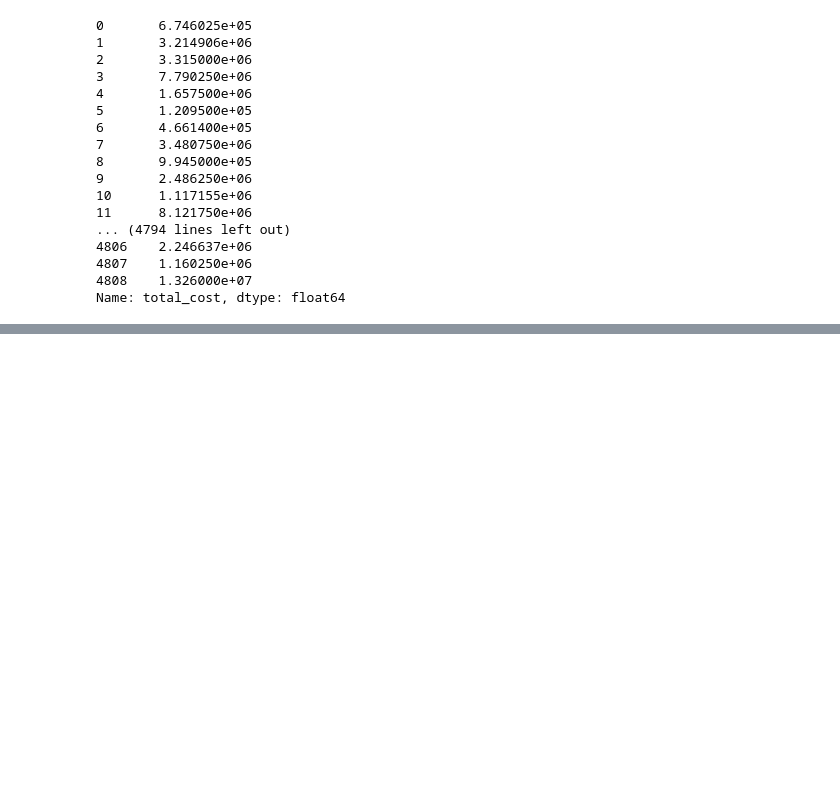
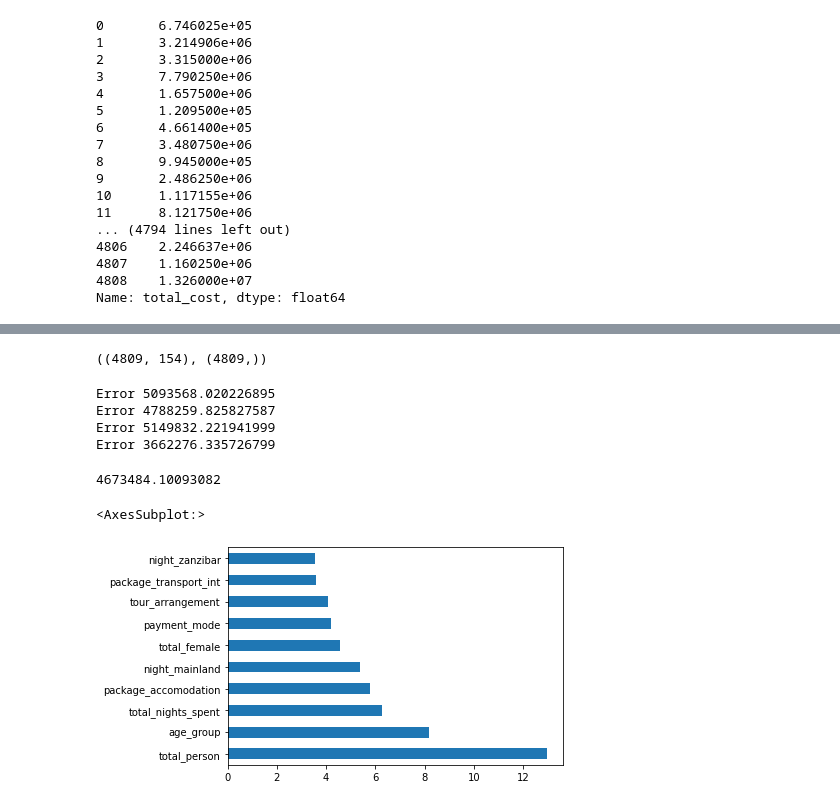
Before and after one commit to innocent-charles/TanzaTour-AI, a Jupyter notebook: Tazatep dataset/TanzaTourAI_version.ipynb, the cells around one changed output, grey strips where cells are left out. Drawn from its saved outputs; the diff is of its cells as text; code cells hidden in the pictures; blank space fills up the shorter version.

Commit message:
Model built

```diff
--- a/Tazatep dataset/TanzaTourAI_version.ipynb
+++ b/Tazatep dataset/TanzaTourAI_version.ipynb
@@ -494,3 +498,35 @@ data.head()
 | 2 | 1 | 0 | 1 | 0 | 0 | 0 | ... |
 | 3 | 1 | 1 | 1 | 1 | 0 | 1 | ... |
 | 4 | 0 | 1 | 0 | 0 | 0 | 0 | ... |
+# %%
+data.shape,target.shape
+# %% [output]
+((4809, 154), (4809,))
+# %%
+error=[]
+kfold=KFold(n_splits=4)
+for train_index,test_index in kfold.split(data,target):
+    x_train,x_test=data.iloc[train_index],data.iloc[test_index]
+    y_train,y_test=target.iloc[train_index],target.iloc[test_index]
+    model= CatBoostRegressor(verbose= False,random_seed= 1999, use_best_model=True, loss_function='MAE',n_estimators=1000, learning_rate=0.05)
+    model.fit(x_train,y_train,eval_set=[(x_train,y_train),(x_test,y_test)])
+    y_preds=model.predict(x_test)
+    mean_error=mean_absolute_error(y_test,y_preds)
+    print("Error",mean_error)
+    error.append(mean_error)
+    # # final_preds=model.predict(test)
+    # final+=final_preds
+np.mean(error)
+# %% [output]
+Error 5093568.020226895
+Error 4788259.825827587
+Error 5149832.221941999
+Error 3662276.335726799
+4673484.10093082
+# %%
+#Feature importance plot.
+feat_importances = pd.Series(model.feature_importances_, index=data.columns)
+feat_importances.nlargest(10).plot(kind='barh')
+# %% [output]
+<AxesSubplot:>
+[figure, added]
```
Also changed, not shown: parts of 2 cells of this notebook.
